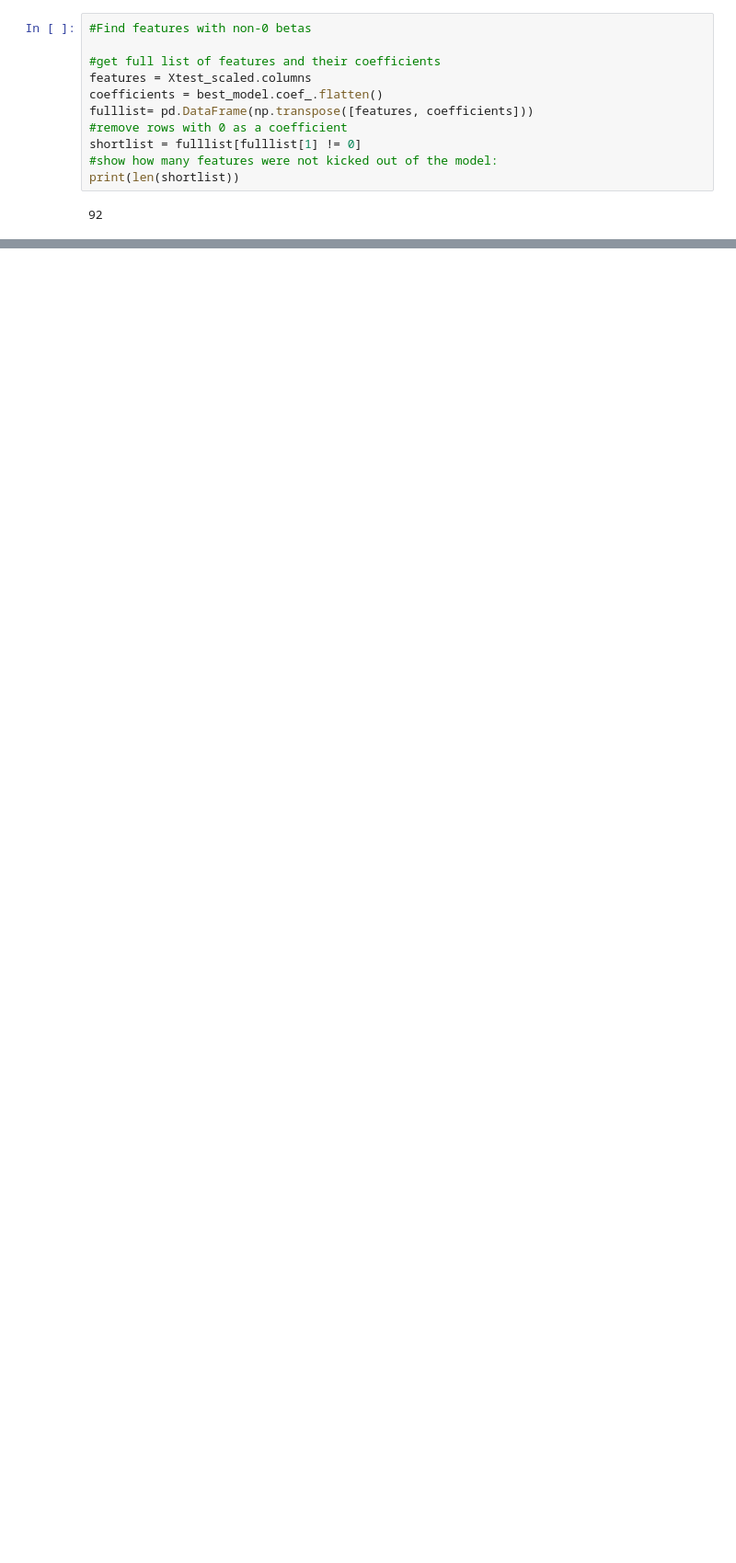
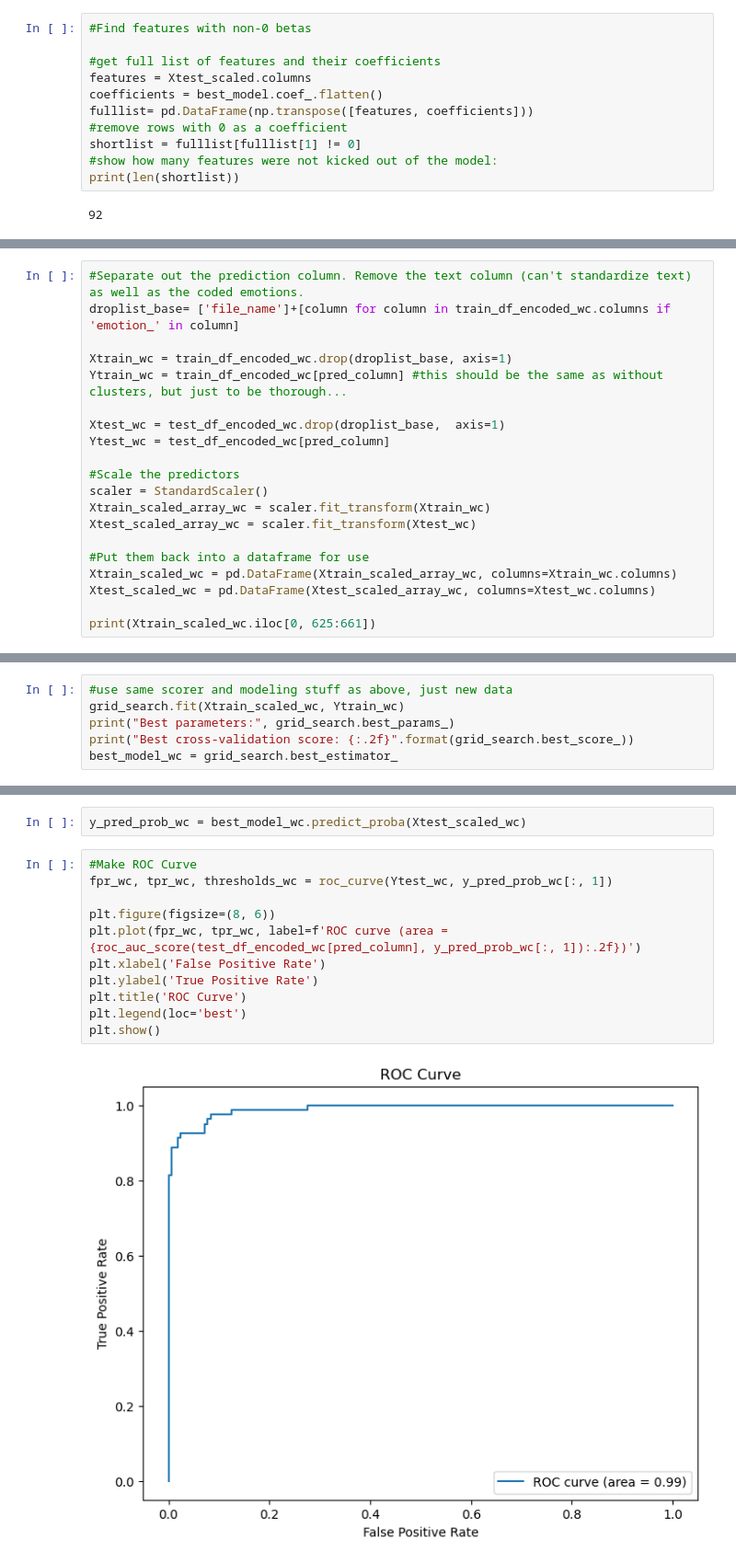
Before and after one commit to dannykaplunski/EmotionsAcrossLangsStatisticalLearning, a Jupyter notebook: logistic_regression.ipynb, the cells around one changed output, grey strips where cells are left out. Shown at 92% size. Cells and saved outputs as stored; diff of their text form; blank space fills up the shorter version.

```diff
--- a/logistic_regression.ipynb
+++ b/logistic_regression.ipynb
@@ -226,0 +260,20 @@ plt.show()
+# %%
+#Separate out the prediction column. Remove the text column (can't standardize text) as well as the coded emotions.
+droplist_base= ['file_name']+[column for column in train_df_encoded_wc.columns if 'emotion_' in column]
+
+Xtrain_wc = train_df_encoded_wc.drop(droplist_base, axis=1)
+Ytrain_wc = train_df_encoded_wc[pred_column] #this should be the same as without clusters, but just to be thorough...
+
+Xtest_wc = test_df_encoded_wc.drop(droplist_base,  axis=1)
+Ytest_wc = test_df_encoded_wc[pred_column]
+
+#Scale the predictors
+scaler = StandardScaler()
+Xtrain_scaled_array_wc = scaler.fit_transform(Xtrain_wc)
+Xtest_scaled_array_wc = scaler.fit_transform(Xtest_wc)
+
+#Put them back into a dataframe for use
+Xtrain_scaled_wc = pd.DataFrame(Xtrain_scaled_array_wc, columns=Xtrain_wc.columns)
+Xtest_scaled_wc = pd.DataFrame(Xtest_scaled_array_wc, columns=Xtest_wc.columns)
+
+print(Xtrain_scaled_wc.iloc[0, 625:661])
@@ -226,0 +300,6 @@ plt.show()
+# %%
+#use same scorer and modeling stuff as above, just new data
+grid_search.fit(Xtrain_scaled_wc, Ytrain_wc)
+print("Best parameters:", grid_search.best_params_)
+print("Best cross-validation score: {:.2f}".format(grid_search.best_score_))
+best_model_wc = grid_search.best_estimator_
@@ -226,0 +358,15 @@ plt.show()
+# %%
+y_pred_prob_wc = best_model_wc.predict_proba(Xtest_scaled_wc)
+# %%
+#Make ROC Curve
+fpr_wc, tpr_wc, thresholds_wc = roc_curve(Ytest_wc, y_pred_prob_wc[:, 1])
+
+plt.figure(figsize=(8, 6))
+plt.plot(fpr_wc, tpr_wc, label=f'ROC curve (area = {roc_auc_score(test_df_encoded_wc[pred_column], y_pred_prob_wc[:, 1]):.2f})')
+plt.xlabel('False Positive Rate')
+plt.ylabel('True Positive Rate')
+plt.title('ROC Curve')
+plt.legend(loc='best')
+plt.show()
+# %% [output]
+[figure, added]
```
Also changed, not shown: parts of 26 cells of this notebook.
